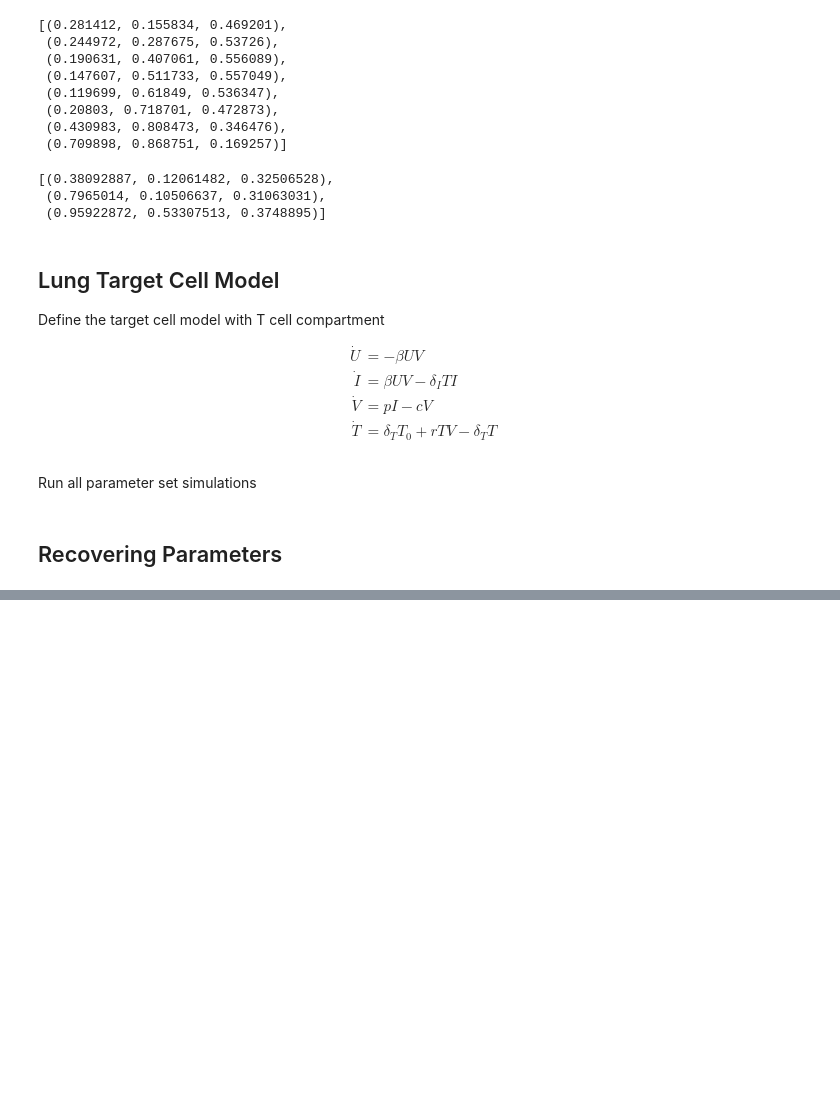
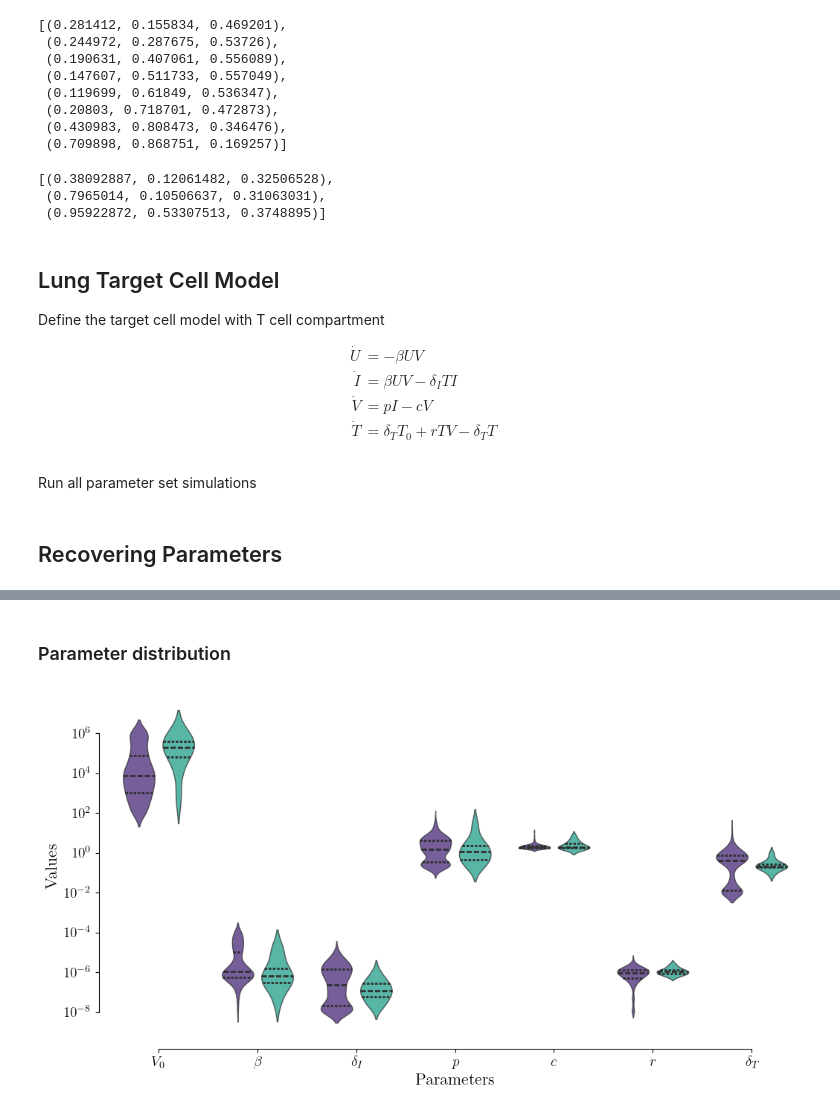
Before and after one commit to systemsmedicine/CrossLabFit, a Jupyter notebook: pyNotebooks/influenzaModel.ipynb, the cells around one changed output, grey strips where cells are left out. Saved outputs shown, nothing was run; the diff lists cells and outputs as text; code cells hidden in the pictures; blank space fills up the shorter version.

```diff
--- a/pyNotebooks/influenzaModel.ipynb
+++ b/pyNotebooks/influenzaModel.ipynb
@@ -93,0 +138,2 @@ dfViralData.plot(x='Days', y='Virus', kind='scatter')
+# %%
+dfParams_quant = dfParams.drop(columns=['RSS']).melt(var_name='Parameters', value_name='Values')
@@ -93,0 +190,2 @@ dfViralData.plot(x='Days', y='Virus', kind='scatter')
+# %%
+dfParams_qual = dfParams.drop(columns=['RSS']).melt(var_name='Parameters', value_name='Values')
@@ -93,0 +260,30 @@ dfViralData.plot(x='Days', y='Virus', kind='scatter')
+# %% [markdown]
+### Parameter distribution
+# %%
+dfParams_quant['Strategy'] = 'I'
+dfParams_qual['Strategy'] = 'II'
+dfParams_all = pd.concat([dfParams_quant, dfParams_qual])
+# dfParams_all = dfParams_quant.copy()
+# %%
+fig, axs = plt.subplots(nrows=1, ncols=1, figsize=(12,6), facecolor='white')
+
+# colors = [palette[0], palette[2], palette[4], palette[6]]
+colors = [palette[0], palette[4]]
+
+# axs = sns.violinplot(data=dfParams_all, x='Parameters', y='Values', log_scale=True,
+#                alpha=0.75, linewidth=1.0, density_norm="count", gap=0.2,
+#                inner="quart", saturation=1, inner_kws=dict(linewidth=2))
+
+axs = sns.violinplot(data=dfParams_all, x='Parameters', y='Values', hue='Strategy', log_scale=True,
+               palette=colors, alpha=0.75, linewidth=1.0, density_norm="count", gap=0.2,
+               inner="quart", saturation=1, inner_kws=dict(linewidth=2))
+
+sns.despine(offset=10, trim=True);
+
+plt.legend([],[], frameon=False)
+
+# plt.savefig("cycleLV_boots.svg", transparent=True)
+
+plt.show()
+# %% [output]
+[figure, added]
```
Also changed, not shown: parts of 21 cells of this notebook, 12 other files.
